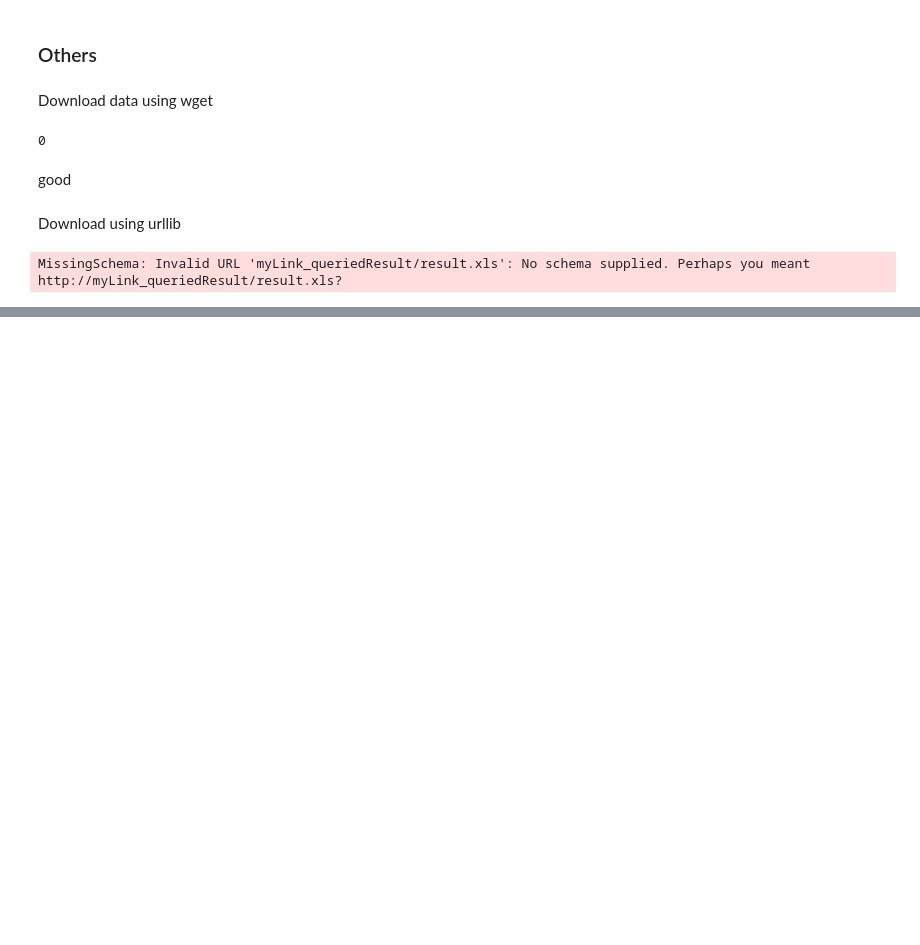
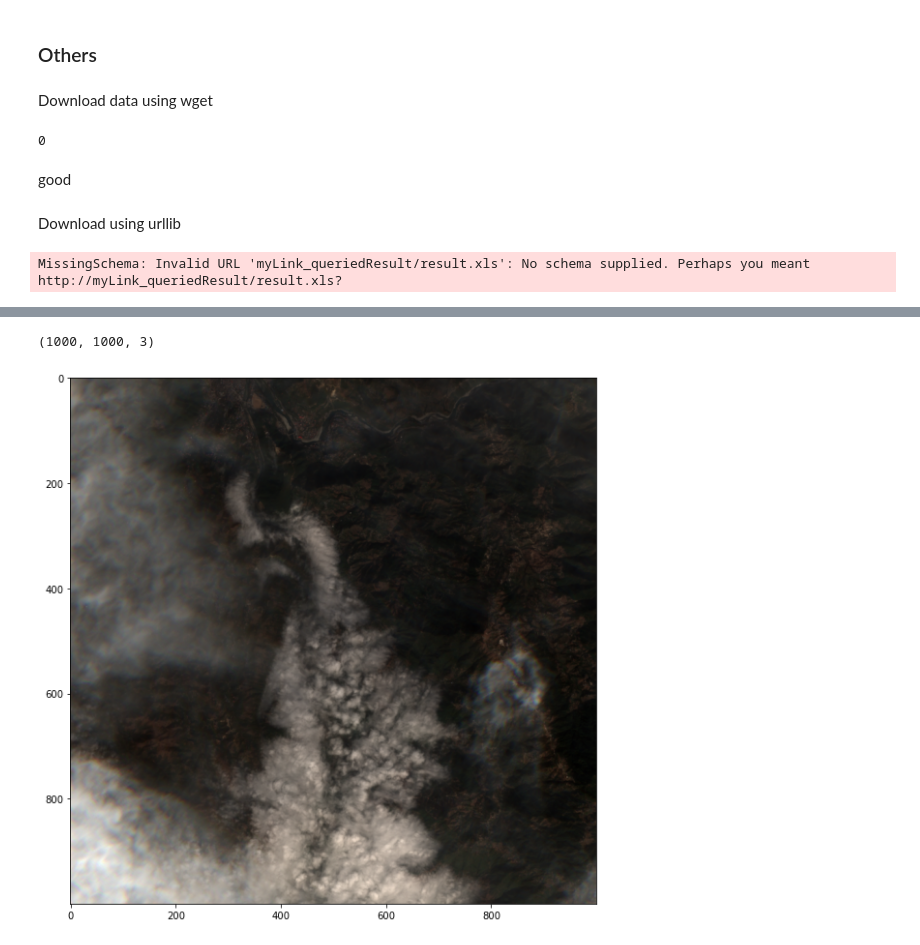
Before and after one commit to YourVirtualColdChainAssistant/MLsat-cropland-himachal, a Jupyter notebook: notebooks/Untitled.ipynb, the cells around one changed output, grey strips where cells are left out. Cells and saved outputs as stored; diff of their text form; code cells hidden in the pictures; blank space fills up the shorter version.

```diff
--- a/notebooks/Untitled.ipynb
+++ b/notebooks/Untitled.ipynb
@@ -675,0 +872,6 @@ MissingSchema: Invalid URL 'myLink_queriedResult/result.xls': No schema supplied
+# %%
+# patch image
+patch_path = 'N:/dataorg-datasets/MLsatellite/sentinel2_images/images_danya/patches/'
+patch_filename = 'L2A_T43SFR_A023697_20200105T053922_8000_9000.tif'
+patch_img_band, patch_img_meta = load_geotiff(patch_path + patch_filename)
+patch_img = np.stack(patch_img_band, axis=2)
@@ -675,0 +893,4 @@ MissingSchema: Invalid URL 'myLink_queriedResult/result.xls': No schema supplied
+# %%
+patch_img[:,:,[3,2,1]].shape
+# %% [output]
+(1000, 1000, 3)
@@ -675,0 +929,32 @@ MissingSchema: Invalid URL 'myLink_queriedResult/result.xls': No schema supplied
+# %%
+# real data
+
+# Open the file:
+raster = rasterio.open(patch_path + patch_filename)
+
+# Normalize bands into 0.0 - 1.0 scale
+def normalize(array):
+    array_min, array_max = array.min(), array.max()
+    return (array - array_min) / (array_max - array_min)
+
+# Convert to numpy arrays
+blue = raster.read(2)
+green = raster.read(3)
+red = raster.read(4)
+nir = raster.read(5)
+
+# Normalize band DN
+blue_norm = normalize(blue)
+green_norm = normalize(green)
+red_norm = normalize(red)
+nir_norm = normalize(nir)
+
+# Stack bands
+patch_img_rgb = np.dstack((red_norm, green_norm, blue_norm))
+
+# View the color composite
+fig = plt.subplots(figsize=(10,10))
+plt.imshow(patch_img_rgb)
+plt.savefig('patch_img_rgb.png')
+# %% [output]
+[figure, added]
```
Also changed, not shown: parts of 110 cells of this notebook.
